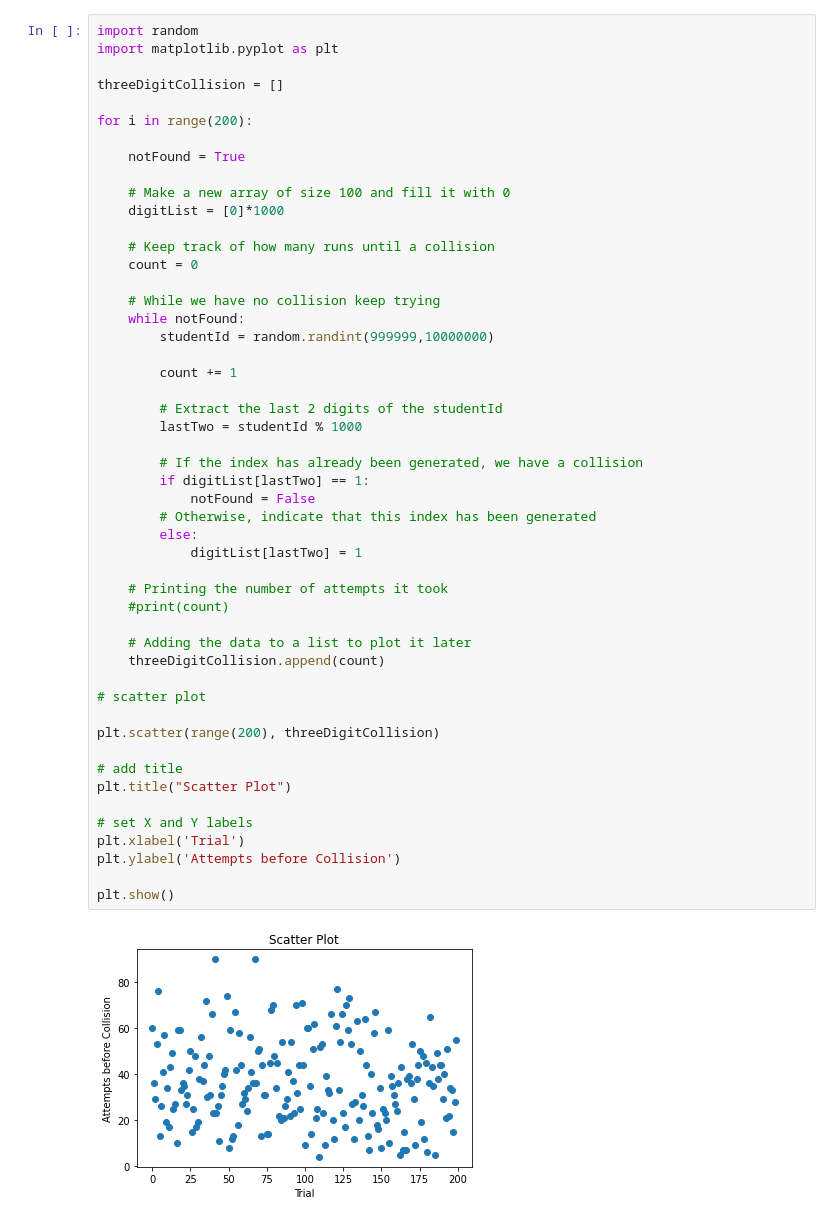
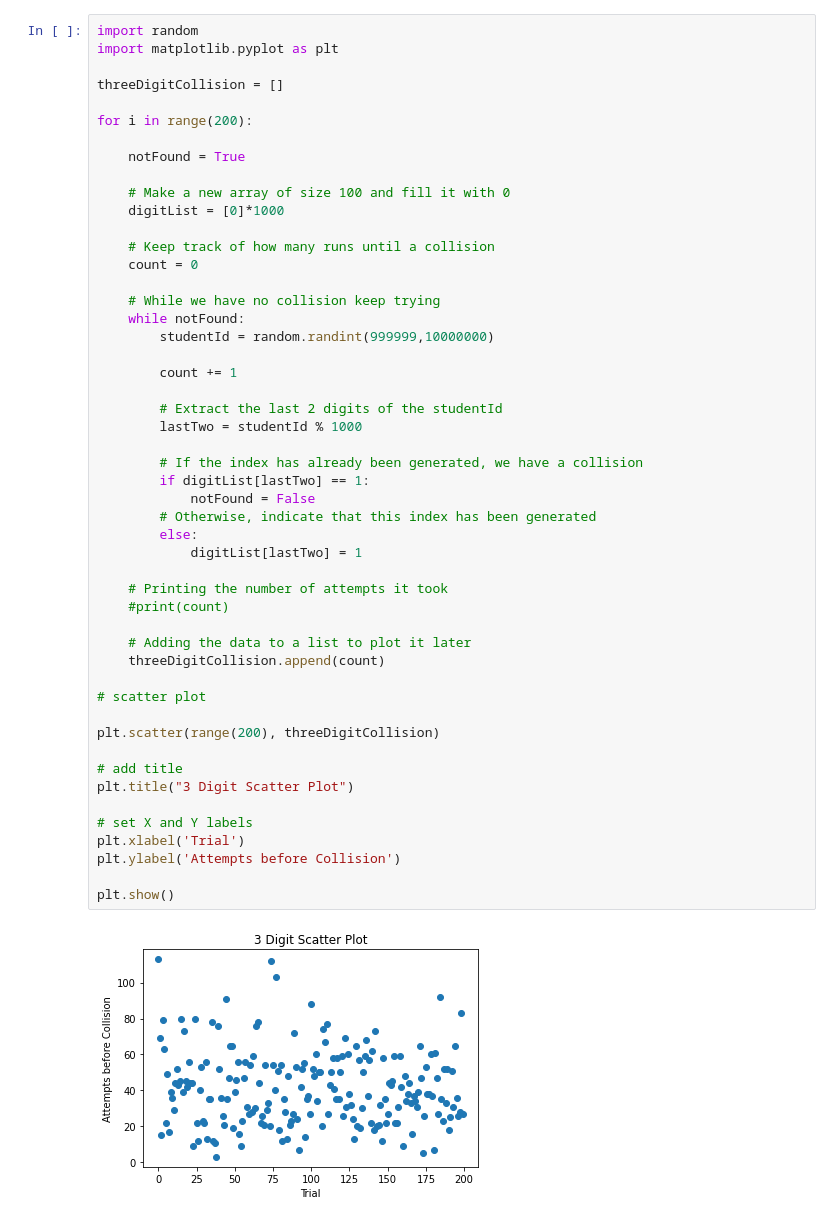
Before and after one commit to TheAidenTv/CS-4403-Lab-1, a Jupyter notebook: Lab 1.ipynb, the cells around one changed output. Cells and saved outputs as stored; diff of their text form.

```diff
--- a/Lab 1.ipynb
+++ b/Lab 1.ipynb
@@ -73,35 +73,35 @@ for i in range(200):
         count += 1
 
         # Extract the last 2 digits of the studentId
         lastTwo = studentId % 1000
 
         # If the index has already been generated, we have a collision
         if digitList[lastTwo] == 1:
             notFound = False
         # Otherwise, indicate that this index has been generated
         else:
             digitList[lastTwo] = 1
 
     # Printing the number of attempts it took
     #print(count)
 
     # Adding the data to a list to plot it later
     threeDigitCollision.append(count)
 
 # scatter plot
 
 plt.scatter(range(200), threeDigitCollision)
 
 # add title
-plt.title("Scatter Plot")
+plt.title("3 Digit Scatter Plot")
 
 # set X and Y labels
 plt.xlabel('Trial')
 plt.ylabel('Attempts before Collision')
 
 plt.show()
 # %% [output]
-[figure, old version]
+[figure, new version]
 # %%
 import random
 import matplotlib.pyplot as plt
```
Also changed, not shown: parts of 5 cells of this notebook.
